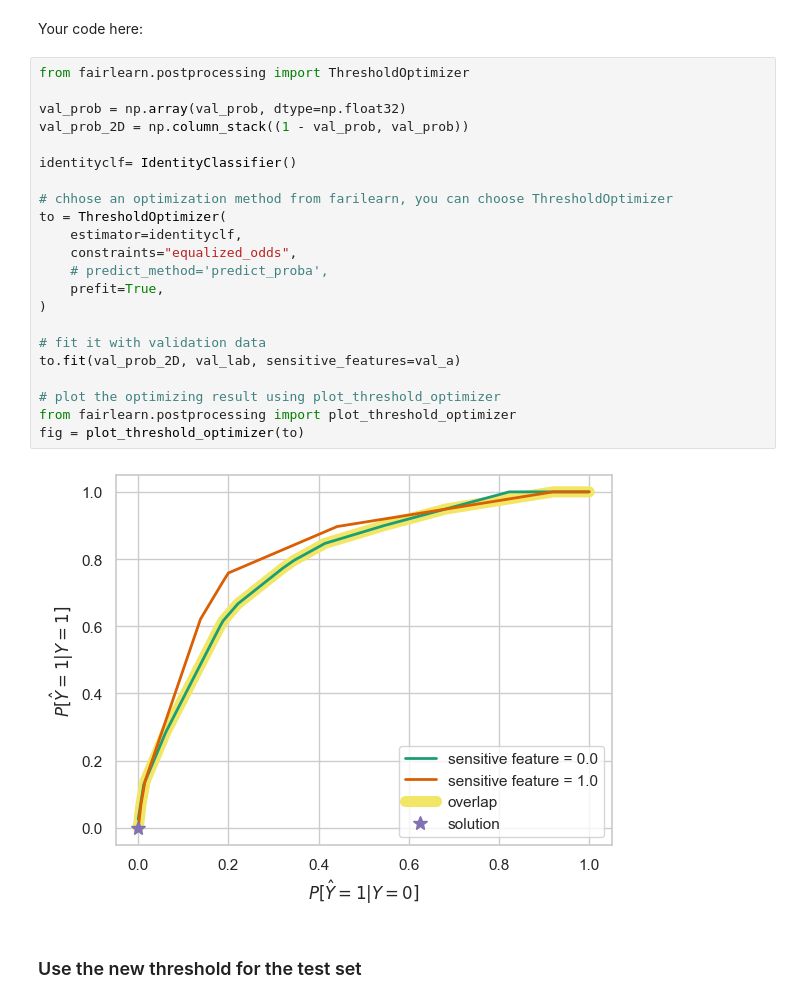
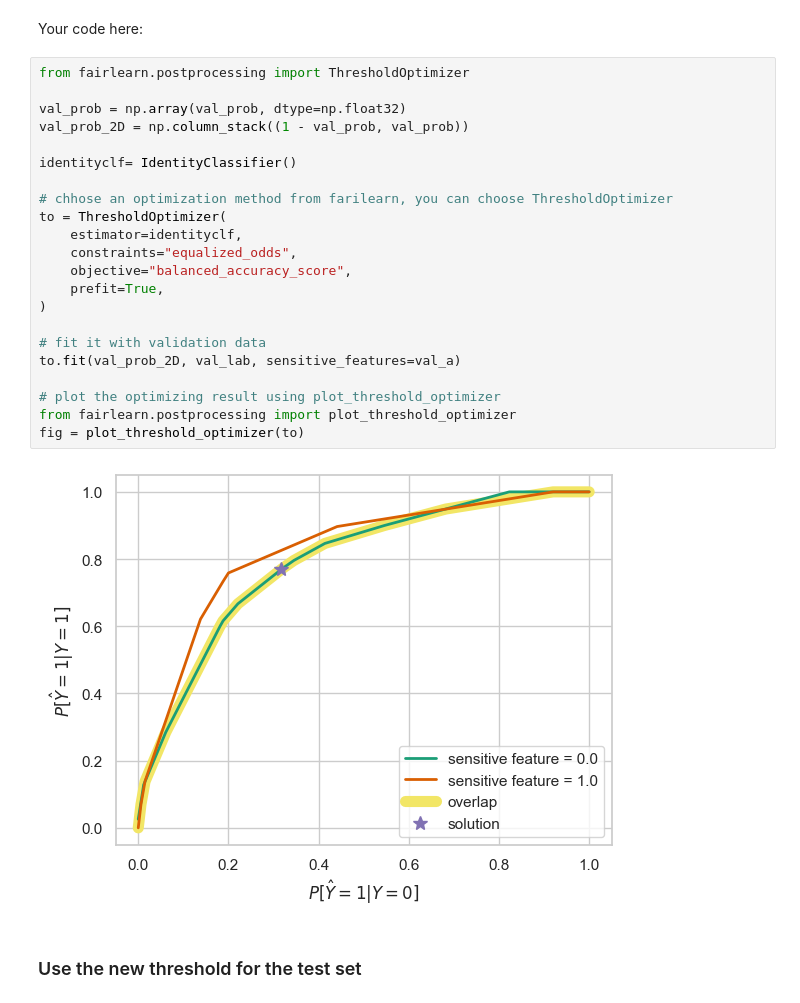
Before and after one commit to alex-tjellesen/RAI_fairness_exercise, a Jupyter notebook: exercise.ipynb, the cells around one changed output. Cells and saved outputs as stored; diff of their text form.

```diff
--- a/exercise.ipynb
+++ b/exercise.ipynb
@@ -406,27 +406,27 @@ Your code here:
 # %%
 from fairlearn.postprocessing import ThresholdOptimizer
 
 val_prob = np.array(val_prob, dtype=np.float32)
 val_prob_2D = np.column_stack((1 - val_prob, val_prob))
 
 identityclf= IdentityClassifier()
 
 # chhose an optimization method from farilearn, you can choose ThresholdOptimizer
 to = ThresholdOptimizer(
     estimator=identityclf,
     constraints="equalized_odds",
-    # predict_method='predict_proba',
+    objective="balanced_accuracy_score",
     prefit=True,
 )
 
 # fit it with validation data
 to.fit(val_prob_2D, val_lab, sensitive_features=val_a)
 
 # plot the optimizing result using plot_threshold_optimizer
 from fairlearn.postprocessing import plot_threshold_optimizer
 fig = plot_threshold_optimizer(to)
 # %% [output]
-[figure, old version]
+[figure, new version]
 # %% [markdown]
 ### Use the new threshold for the test set
 # %%
```
Also changed, not shown: parts of 4 cells of this notebook.
